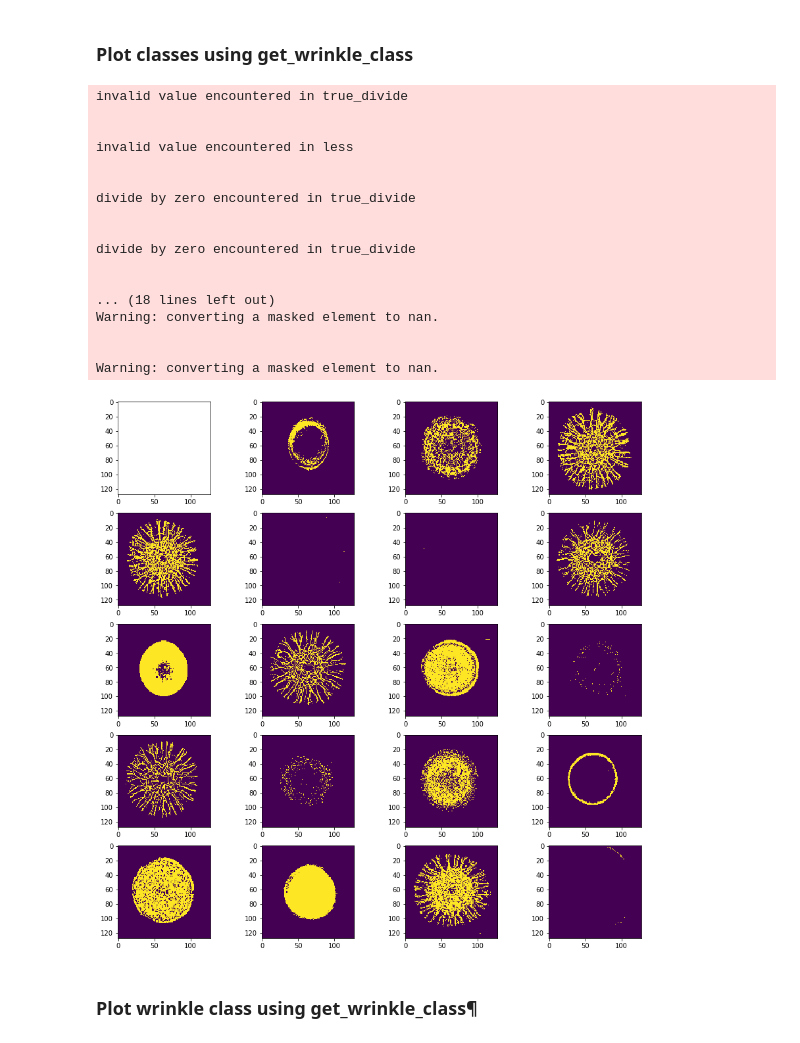
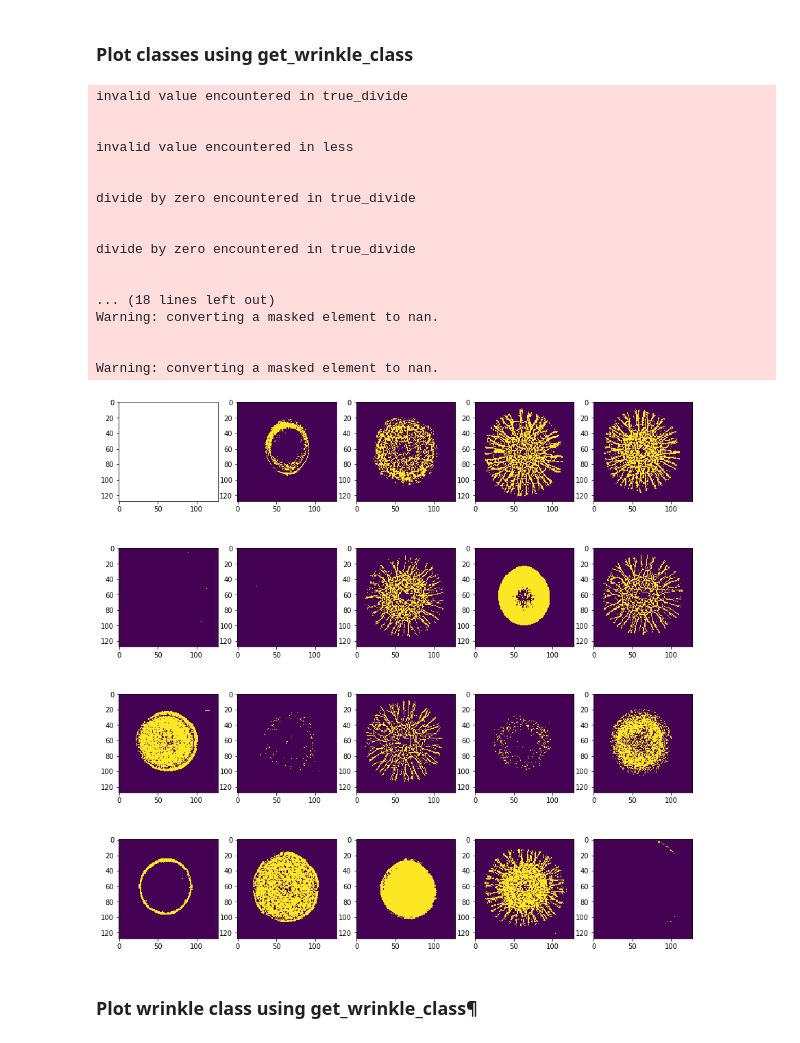
Before and after one commit to msorba/dsi-capstone, a Jupyter notebook: exploration_iw.ipynb, the cells around one changed output. Drawn from its saved outputs; the diff is of its cells as text; code cells hidden in the pictures.

```diff
--- a/exploration_iw.ipynb
+++ b/exploration_iw.ipynb
@@ -42,0 +45,31 @@ for i in range(5):
+# %%
+def get_wrinkle_class_old(img, resize=128,n_clusters=6, threshold_val=100):
+    labels    = get_classes(img, resize=resize, n_clusters=n_clusters, movie=False, threshold_val=threshold_val)[0]
+    img_array = np.asarray(img)
+    img_array = img_array[:,:,:3]
+    w,h,d     = tuple(img_array.shape)
+    X         = np.reshape(img_array, (w*h,d))
+    df        = pd.DataFrame(X, columns=['red', 'green', 'blue'])
+    df_mean   = df.astype('int').groupby(labels).mean()
+
+    # Find most red class
+    df_mean['red_diff'] = df_mean['red'] - df_mean['green'] - df_mean['blue']
+    wrinkle_id     = np.argmax(df_mean['red_diff'])
+    wrinkle_labels      = [1 if i == wrinkle_id else 0 for i in labels]
+
+    # Plot
+    wrinkle_classes     = np.reshape(wrinkle_labels, img_array.shape[:2])
+    wrinkle_classes     = np.multiply(wrinkle_classes, 255.0/np.max(wrinkle_classes))
+
+    return(wrinkle_labels,wrinkle_classes)
+# %%
+img_classes=[get_wrinkle_class_old(img, resize=128, n_clusters=6)[1] for img in images]
+
+f, axarr = plt.subplots(4,5 ,figsize=(15,15))
+k=0
+for i in range(4):
+    for j in range(5):
+        axarr[i,j].imshow(img_classes[k])
+        k += 1
+
+plt.savefig('wrinkle_class_multiple_old.png')
@@ -121,31 +159,33 @@ def get_classes(img, resize=128, n_clusters=6, movie=False,threshold_val=100):
 # %%
 img_classes=[get_classes(img,threshold_val=0, resize=128, n_clusters=2)[1] for img in images]
 
-f, axarr = plt.subplots(5,4,figsize=(15,15))
+f, axarr = plt.subplots(4, 5,figsize=(15,15))
 k=0
-for i in range(5):
-    for j in range(4):
+for i in range(4):
+    for j in range(5):
         axarr[i,j].imshow(img_classes[k])
         k+=1
+
+plt.savefig('wrinkle_class_multiple.png')
 # %% [output]
 invalid value encountered in true_divide
 
 
 invalid value encountered in less
 
 
 divide by zero encountered in true_divide
 
 
 divide by zero encountered in true_divide
 
 
 ... (18 lines left out)
 Warning: converting a masked element to nan.
 
 
 Warning: converting a masked element to nan.
-[figure, old version]
+[figure, new version]
 # %% [markdown]
 ### Plot wrinkle class using get_wrinkle_class¶
 # %%
```
Also changed, not shown: parts of 3 cells of this notebook, 9 other files.
